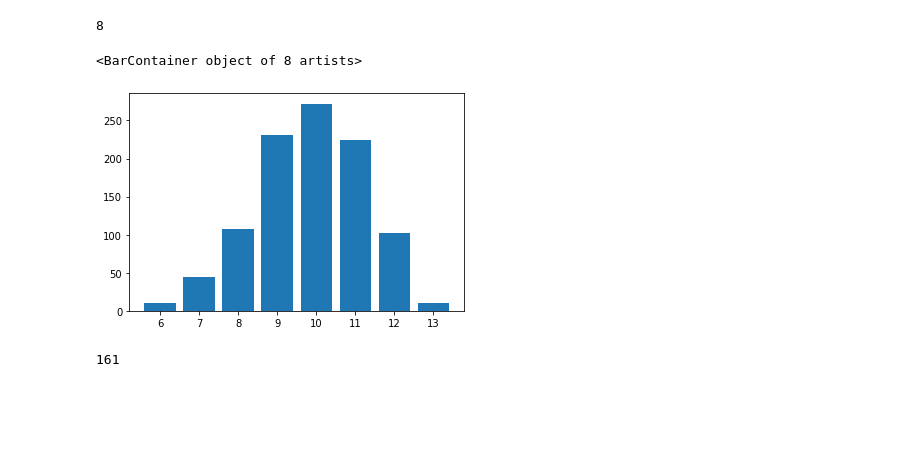
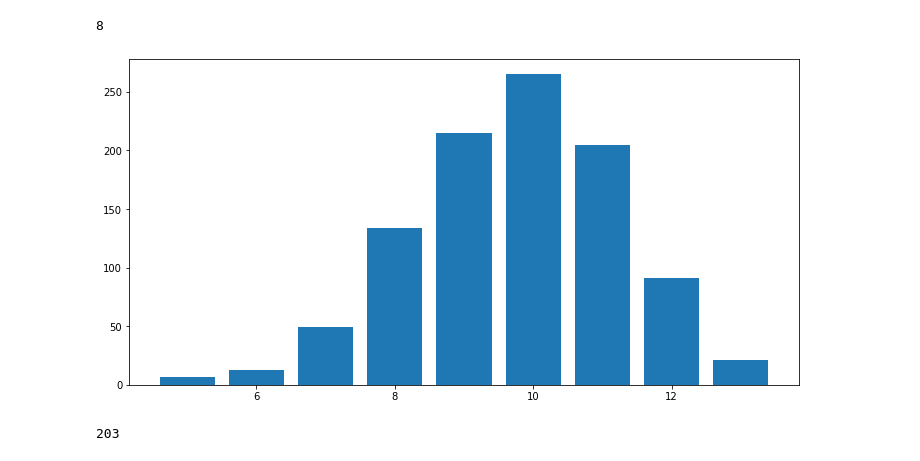
Before and after one commit to timcopelandoh/nflkickerratings, a Jupyter notebook: kicking analysis.ipynb, the cells around one changed output. Drawn from its saved outputs; the diff is of its cells as text; code cells hidden in the pictures; blank space fills up the shorter version.

Commit message:
FE Probit model, other updates

```diff
--- a/kicking analysis.ipynb
+++ b/kicking analysis.ipynb
@@ -81,11 +89,11 @@ Index(['Date', 'Tm', 'At', 'Opp', 'Result', 'Player', 'Dist', 'Good?', 'Blk?',
       dtype='object')
 # %%
 y = kicks['Good?']
-X = kicks[['Dist', 'Dist_sq']]
+X = kicks[['Dist', 'Dist_sq', 'Constant']]
 
-probit = sm.Probit(y, X)
-probit_res = probit.fit()
-probit_me = probit_res.get_margeff()
-probit_me.summary()
+probit_sq = sm.Probit(y, X)
+probit_sq_res = probit_sq.fit()
+probit_sq_me = probit_sq_res.get_margeff()
+probit_sq_me.summary()
 # %% [output]
 Optimization terminated successfully.
@@ -101,2 +130,2 @@ Probit Marginal Effects
 # %%
-kicks['Kick prob'] = probit_res.predict(kicks[['Dist', 'Dist_sq']])
+kicks['Kick prob'] = probit_res.predict(kicks[['Dist', 'Constant']])
@@ -113,13 +147,13 @@ plt.show()
 # %%
 y = kicks['Good?']
-X = kicks['Dist']
+X = kicks[['Dist','Constant']]
 
 probit = sm.Probit(y, X)
 probit_res = probit.fit()
 probit_me = probit_res.get_margeff()
 probit_me.summary()
 
-kicks['Kick prob 2'] = probit_res.predict(kicks['Dist'])
+kicks['Kick prob 2'] = probit_res.predict(kicks[['Dist', 'Constant']])
 
 bydistance = kicks.groupby(['Dist']).mean()
 
@@ -136,13 +220,15 @@ Optimization terminated successfully.
 # %%
+kicks['Dist_cu'] = kicks['Dist'].apply(lambda x: x**3)
+
 y = kicks['Good?']
-X = kicks[['Dist', 'Dist_sq', 'Dist_cu']]
+X = kicks[['Dist', 'Dist_sq', 'Dist_cu', 'Constant']]
 
-probit = sm.Probit(y, X)
-probit_res = probit.fit()
-probit_me = probit_res.get_margeff()
-probit_me.summary()
+probit_cu = sm.Probit(y, X)
+probit_cu_res = probit_cu.fit()
+probit_cu_me = probit_cu_res.get_margeff()
+probit_cu_me.summary()
 
-kicks['Kick prob 2'] = probit_res.predict(kicks[['Dist', 'Dist_sq', 'Dist_cu']])
+kicks['Kick prob 2'] = probit_cu_res.predict(kicks[['Dist', 'Dist_sq', 'Dist_cu', 'Constant']])
 
 bydistance = kicks.groupby(['Dist']).mean()
 
@@ -253,11 +411,12 @@ for k in range(kicksim.shape[0]):
 
 #sum(kicksim.iloc[1,:])
 # %%
+plt.figure(figsize=(12,6))
 plt.bar(kicksim['Kicks made'].value_counts().index, kicksim['Kicks made'].value_counts())
+plt.show()
 # %% [output]
-<BarContainer object of 8 artists>
-[figure, old version]
+[figure, new version]
 # %%
-kicksim[kicksim['Kicks made'] <= 8].shape[0]
+sum(kicksim['Kicks made'] <= 8)
 # %% [output]
-161
+203
```
Also changed, not shown: parts of 24 cells of this notebook, 4 other files.
